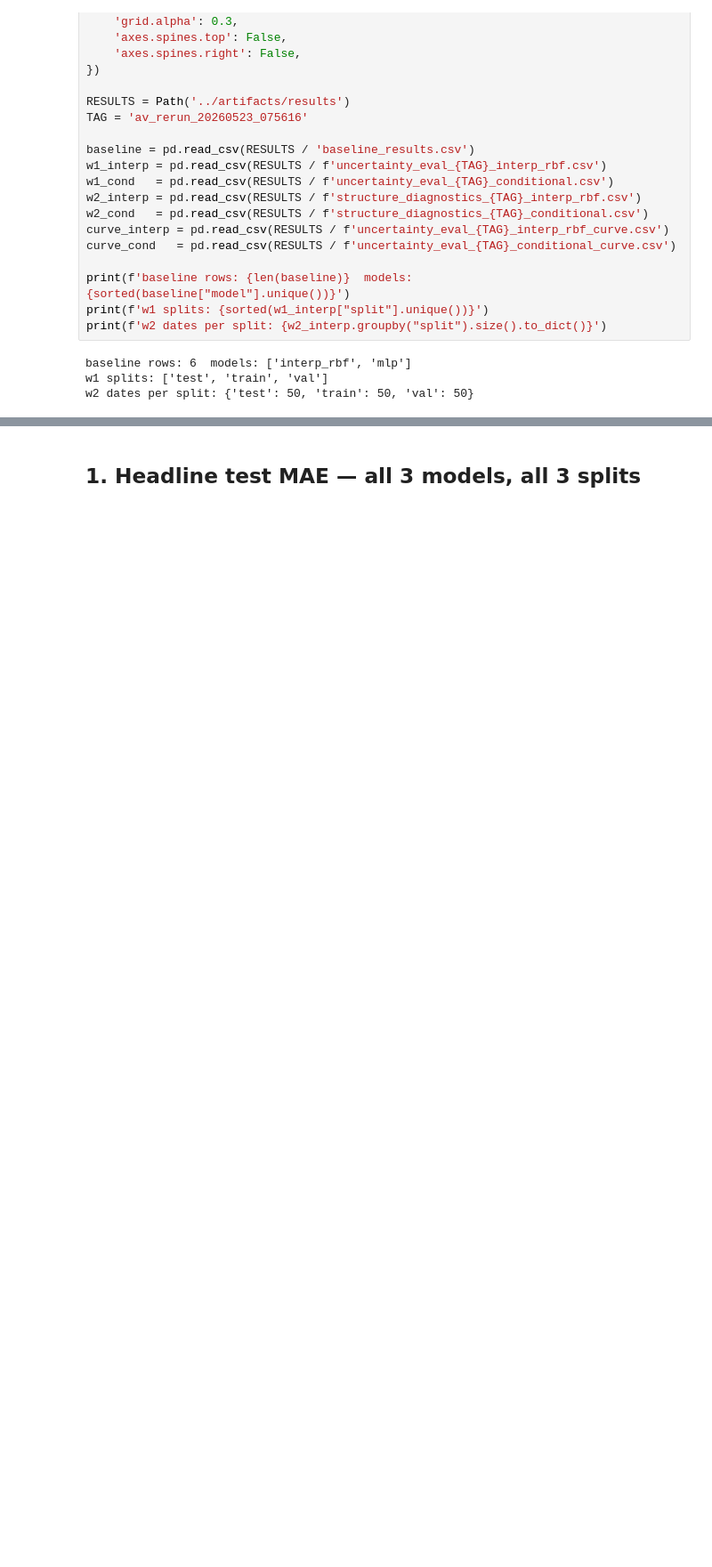
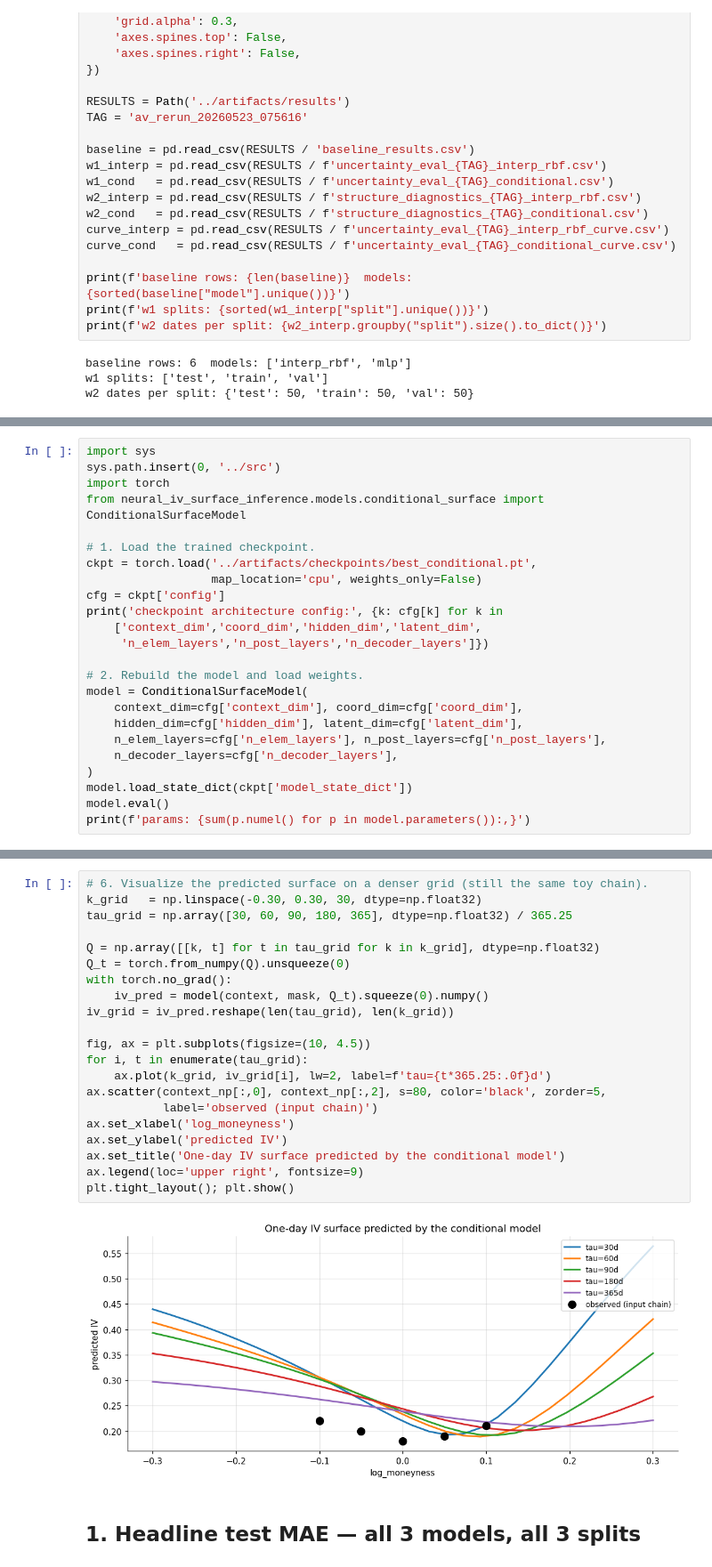
Before and after one commit to zymeng1998/neural-iv-surface-inference, a Jupyter notebook: notebooks/04_phase2c_results.ipynb, the cells around one changed output, grey strips where cells are left out. Shown at 89% size. Drawn from its saved outputs; the diff is of its cells as text; blank space fills up the shorter version.

```diff
--- a/notebooks/04_phase2c_results.ipynb
+++ b/notebooks/04_phase2c_results.ipynb
@@ -91,0 +117,24 @@ w2 dates per split: {'test': 50, 'train': 50, 'val': 50}
+# %%
+import sys
+sys.path.insert(0, '../src')
+import torch
+from neural_iv_surface_inference.models.conditional_surface import ConditionalSurfaceModel
+
+# 1. Load the trained checkpoint.
+ckpt = torch.load('../artifacts/checkpoints/best_conditional.pt',
+                  map_location='cpu', weights_only=False)
+cfg = ckpt['config']
+print('checkpoint architecture config:', {k: cfg[k] for k in
+    ['context_dim','coord_dim','hidden_dim','latent_dim',
+     'n_elem_layers','n_post_layers','n_decoder_layers']})
+
+# 2. Rebuild the model and load weights.
+model = ConditionalSurfaceModel(
+    context_dim=cfg['context_dim'], coord_dim=cfg['coord_dim'],
+    hidden_dim=cfg['hidden_dim'], latent_dim=cfg['latent_dim'],
+    n_elem_layers=cfg['n_elem_layers'], n_post_layers=cfg['n_post_layers'],
+    n_decoder_layers=cfg['n_decoder_layers'],
+)
+model.load_state_dict(ckpt['model_state_dict'])
+model.eval()
+print(f'params: {sum(p.numel() for p in model.parameters()):,}')
@@ -92,3 +188,26 @@ w2 dates per split: {'test': 50, 'train': 50, 'val': 50}
+# %%
+# 6. Visualize the predicted surface on a denser grid (still the same toy chain).
+k_grid   = np.linspace(-0.30, 0.30, 30, dtype=np.float32)
+tau_grid = np.array([30, 60, 90, 180, 365], dtype=np.float32) / 365.25
+
+Q = np.array([[k, t] for t in tau_grid for k in k_grid], dtype=np.float32)
+Q_t = torch.from_numpy(Q).unsqueeze(0)
+with torch.no_grad():
+    iv_pred = model(context, mask, Q_t).squeeze(0).numpy()
+iv_grid = iv_pred.reshape(len(tau_grid), len(k_grid))
+
+fig, ax = plt.subplots(figsize=(10, 4.5))
+for i, t in enumerate(tau_grid):
+    ax.plot(k_grid, iv_grid[i], lw=2, label=f'tau={t*365.25:.0f}d')
+ax.scatter(context_np[:,0], context_np[:,2], s=80, color='black', zorder=5,
+           label='observed (input chain)')
+ax.set_xlabel('log_moneyness')
+ax.set_ylabel('predicted IV')
+ax.set_title('One-day IV surface predicted by the conditional model')
+ax.legend(loc='upper right', fontsize=9)
+plt.tight_layout(); plt.show()
+# %% [output]
+[figure, added]
 # %% [markdown]
 ## 1. Headline test MAE — all 3 models, all 3 splits
 # %%
```
Also changed, not shown: parts of 3 cells of this notebook, 1 other file.
